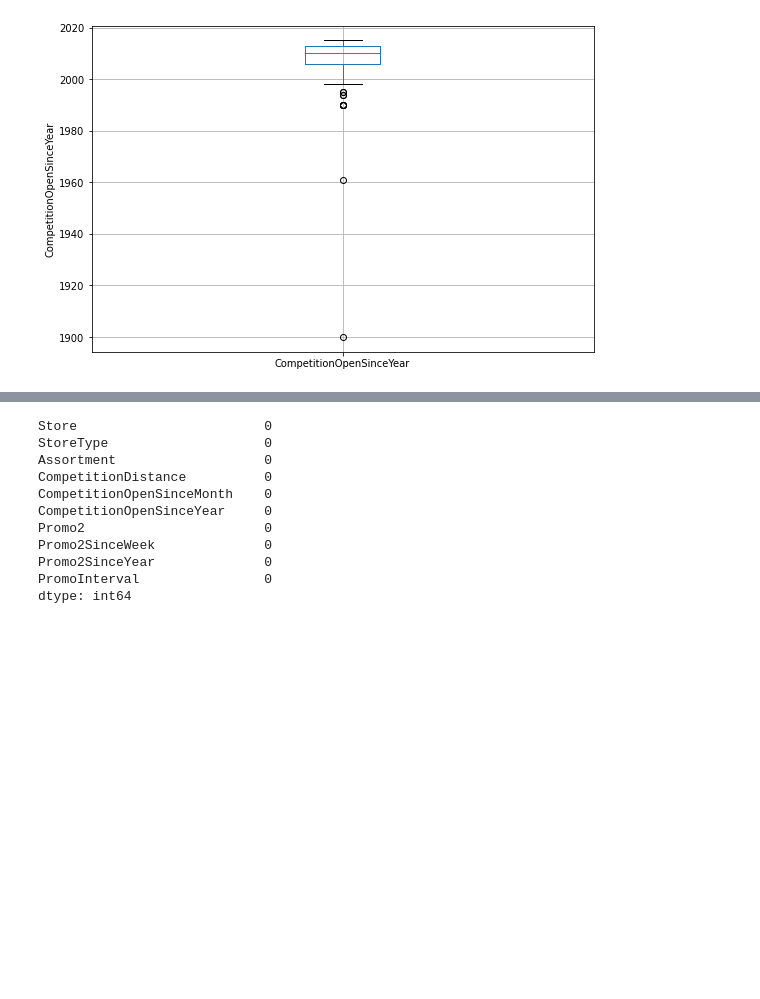
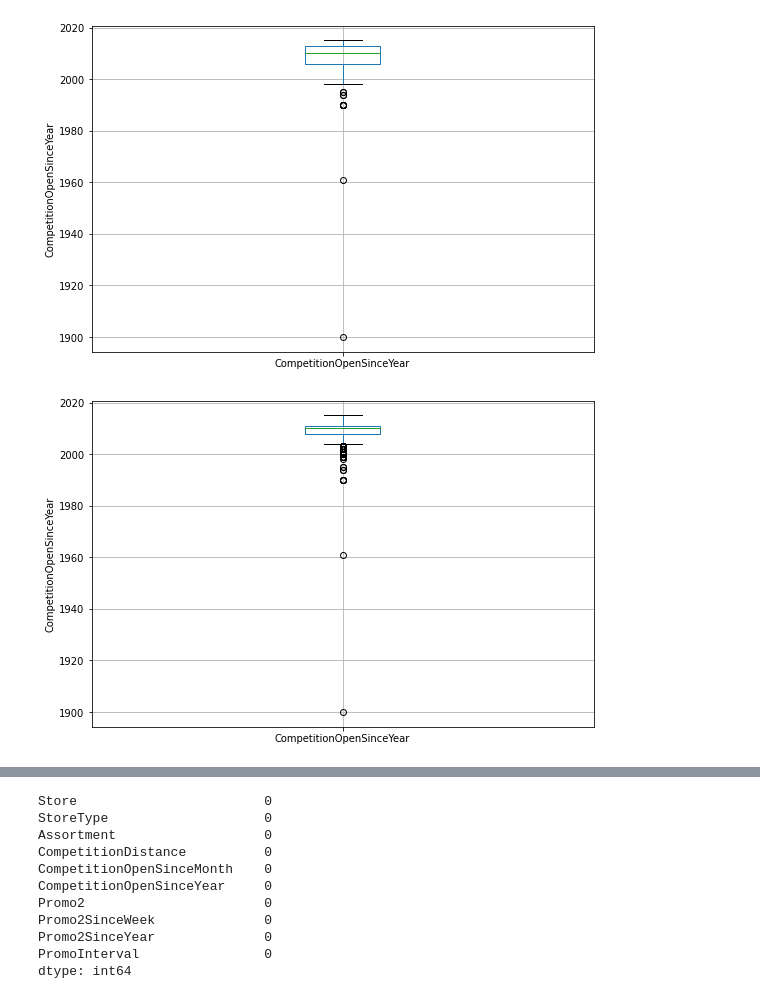
Before and after one commit to Shambhurajdesai/Project, a Jupyter notebook: Capstone_II.ipynb, the cells around one changed output, grey strips where cells are left out. Drawn from its saved outputs; the diff is of its cells as text; code cells hidden in the pictures; blank space fills up the shorter version.

```diff
--- a/Capstone_II.ipynb
+++ b/Capstone_II.ipynb
@@ -151,3 +160,10 @@ df.fillna({'CompetitionDistance':df['CompetitionDistance'].mean(),
            'Promo2SinceWeek':df['Promo2SinceWeek'].mean(),
            'Promo2SinceYear':df['Promo2SinceYear'].mean(),
            'PromoInterval':df['PromoInterval'].mode()[0]},inplace=True)
+# %%
+fig = plt.figure(figsize=(9, 6))
+df.boxplot(column = 'CompetitionOpenSinceYear').set_ylabel('CompetitionOpenSinceYear')
+
+plt.show()
+# %% [output]
+[figure, added]
```
Also changed, not shown: parts of 39 cells of this notebook.
